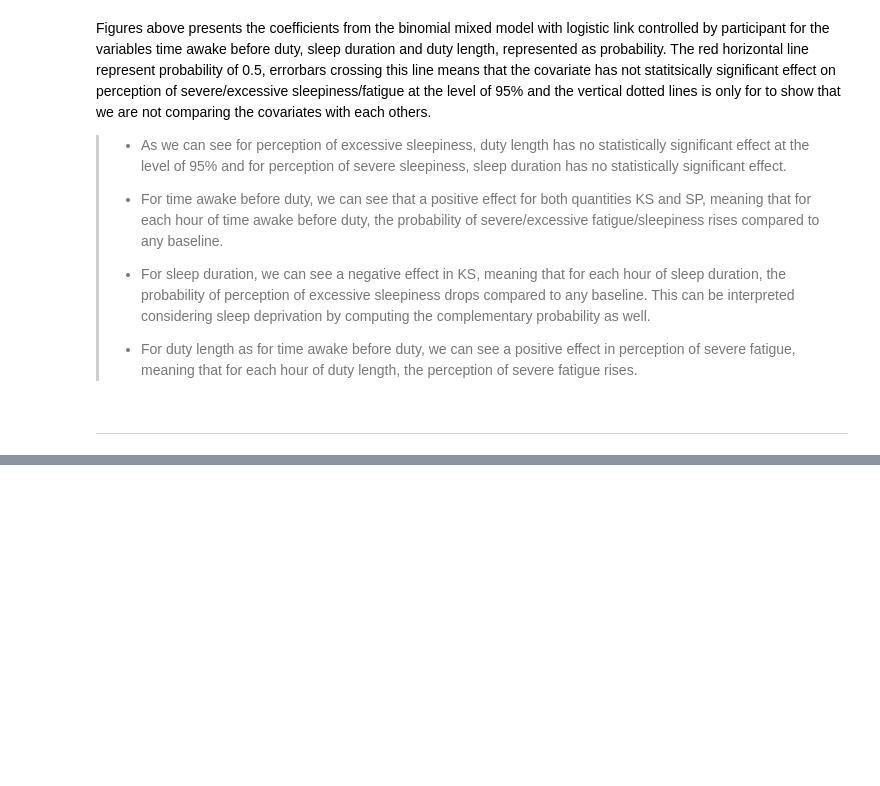
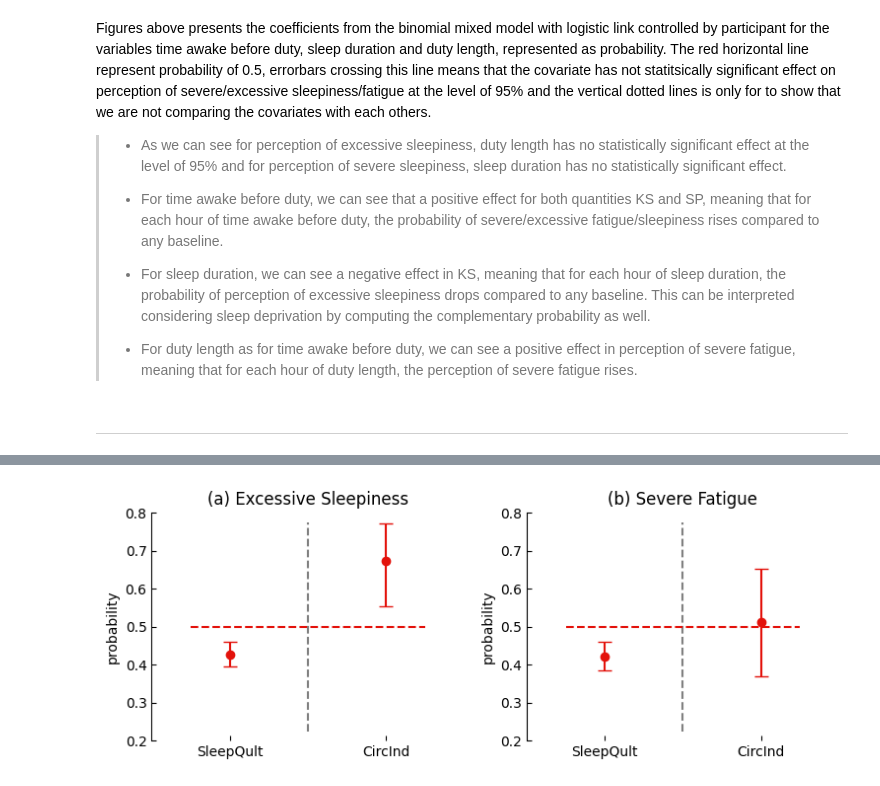
Before and after one commit to jlpscampos/Perception-of-Excessive-Sleepiness-and-Severe-Fatigue-in-Civil-Aviation-Pilots, a Jupyter notebook: Exploratory_Data_Analysis.ipynb, the cells around one changed output, grey strips where cells are left out. Cells and saved outputs as stored; diff of their text form; code cells hidden in the pictures; blank space fills up the shorter version.

Commit message:
Update Exploratory_Data_Analysis.ipynb
wip: Adition of circadian rithm analysis and sociodemographic

```diff
--- a/Exploratory_Data_Analysis.ipynb
+++ b/Exploratory_Data_Analysis.ipynb
@@ -1257,0 +832,8 @@ except:
+# %%
+# Indicator of circadian sleep conformity
+
+tmp0 = tmp['Bedtime_start'].str.split(':', expand=True).astype(float).T
+tmp['bedtime'] = tmp0.iloc[0]+tmp0.iloc[1]/60
+tmp['sleep_dev'] = tmp.apply(get_sleep_deviation, axis=1)
+
+tmp.head()
@@ -1257,0 +847,61 @@ except:
+# %%
+# Effects
+
+#tmp['Sleep_quality'] = tmp['Sleep_quality'].astype('category')
+
+glmm0, _ = logistic_descriptive_model2(tmp, 'kssd', 'Sleep_quality', 'Id')
+glmm1, _ = logistic_descriptive_model2(tmp, 'kssd', 'sleep_dev', 'Id')
+
+glmm00, _ = logistic_descriptive_model2(tmp, 'spsd', 'Sleep_quality', 'Id')
+glmm11, _ = logistic_descriptive_model2(tmp, 'spsd', 'sleep_dev', 'Id')
+# %%
+# Plots
+fig, ax = plt.subplots(nrows = 1, ncols = 2, figsize = (9,3))
+
+ax[0].errorbar(x = [1], y = glmm0['Prob'].Sleep_quality, yerr = [ [glmm0['Prob'].Sleep_quality-glmm0['Prob_2.5_ci'].Sleep_quality],
+                                                                   [glmm0['Prob_97.5_ci'].Sleep_quality-glmm0['Prob'].Sleep_quality] ],
+            fmt = 'o', capsize = 5, color = '#E3120B')
+
+ax[0].errorbar(x = [2], y = glmm1['Prob'].sleep_dev, yerr = [ [glmm1['Prob'].sleep_dev-glmm1['Prob_2.5_ci'].sleep_dev],
+                                                                   [glmm1['Prob_97.5_ci'].sleep_dev-glmm1['Prob'].sleep_dev] ],
+            fmt = 'o', capsize = 5, color = '#E3120B')
+
+ax[0].plot(np.linspace(1.5,1.5, 10), np.linspace(0.225, 0.775, 10), '--', color = 'gray')
+ax[0].plot(np.linspace(0.75, 2.25, 10), np.linspace(0.5, 0.5, 10), '--', color = '#E3120B')
+
+ax[0].set_xticks([1,2], ['SleepQult', 'CircInd'])
+ax[0].set_ylim([0.2, 0.8])
+ax[0].set_xlim([0.5, 2.5])
+ax[0].spines['top'].set_visible(False)
+ax[0].spines['bottom'].set_visible(False)
+ax[0].spines['right'].set_visible(False)
+ax[0].tick_params(axis='both', direction='in', which='both')
+ax[0].set_ylabel('probability')
+ax[0].set_title('(a) Excessive Sleepiness')
+
+
+ax[1].errorbar(x = [1], y = glmm00['Prob'].Sleep_quality, yerr = [ [glmm00['Prob'].Sleep_quality-glmm00['Prob_2.5_ci'].Sleep_quality],
+                                                                   [glmm00['Prob_97.5_ci'].Sleep_quality-glmm00['Prob'].Sleep_quality] ],
+            fmt = 'o', capsize = 5, color = '#E3120B')
+
+ax[1].errorbar(x = [2], y = glmm11['Prob'].sleep_dev, yerr = [ [glmm11['Prob'].sleep_dev-glmm11['Prob_2.5_ci'].sleep_dev],
+                                                                   [glmm11['Prob_97.5_ci'].sleep_dev-glmm11['Prob'].sleep_dev] ],
+            fmt = 'o', capsize = 5, color = '#E3120B')
+
+ax[1].plot(np.linspace(1.5,1.5, 10), np.linspace(0.225, 0.775, 10), '--', color = 'gray')
+ax[1].plot(np.linspace(0.75, 2.25, 10), np.linspace(0.5, 0.5, 10), '--', color = '#E3120B')
+
+ax[1].set_xticks([1,2], ['SleepQult', 'CircInd'])
+ax[1].set_ylim([0.2, 0.8])
+ax[1].set_xlim([0.5, 2.5])
+ax[1].spines['top'].set_visible(False)
+ax[1].spines['bottom'].set_visible(False)
+ax[1].spines['right'].set_visible(False)
+ax[1].tick_params(axis='both', direction='in', which='both')
+ax[1].set_ylabel('probability')
+ax[1].set_title('(b) Severe Fatigue')
+
+#ax[0].set_yscale('log')
+plt.show()
+# %% [output]
+[figure, added]
```
Also changed, not shown: parts of 99 cells of this notebook.
